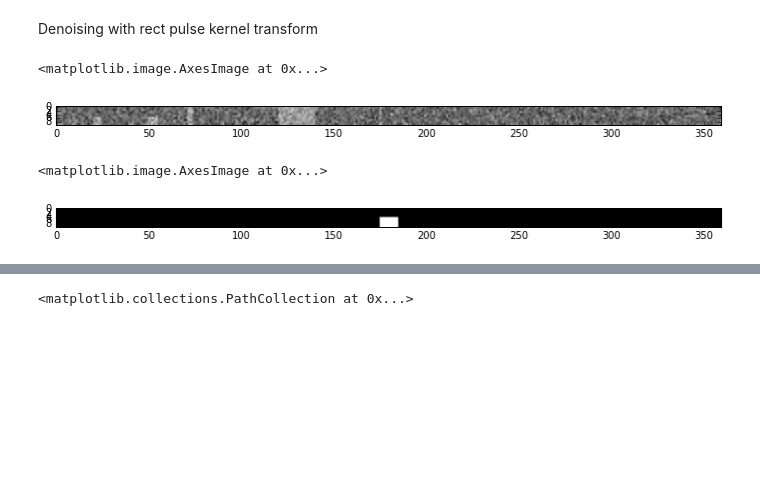
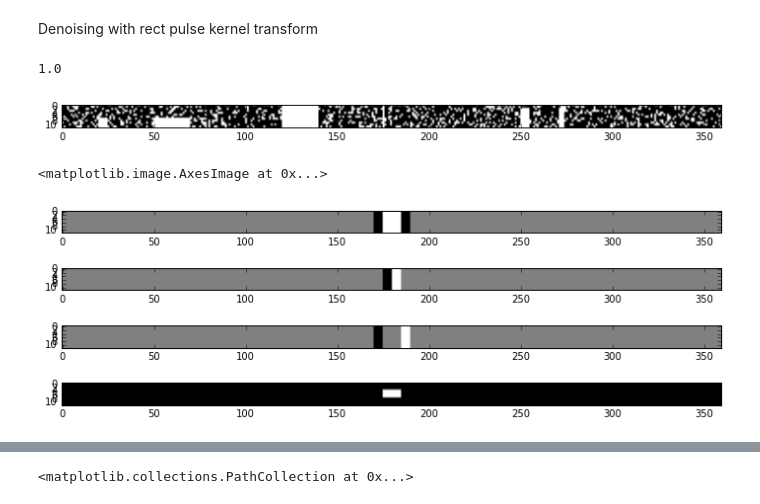
Before and after one commit to xkortex/eeg_seizure_prediction, a Jupyter notebook: haar.ipynb, the cells around one changed output, grey strips where cells are left out. Drawn from its saved outputs; the diff is of its cells as text; code cells hidden in the pictures; blank space fills up the shorter version.

```diff
--- a/haar.ipynb
+++ b/haar.ipynb
@@ -32,27 +32,71 @@ def haaro(n, a):
 Denoising with rect pulse kernel transform
 # %%
 M = 360
-z = np.zeros((10,M))
+Y = 12
+z = np.zeros((12,M))
 z[:,20:25] = 1
-z[:,50:55] = 1
-z[:,71:74] = 1
+z[:,50:70] = 1
+z[:,271:274] = 1
 z[:,120:140] = 1
 z[:,175:176] = 1
-z[:6, :60] = 0
-z += np.random.normal(0, 0.5, z.shape)
-# z += 2*(np.random.random( z.shape) > 0.25)
+z[:,250:255] = 1
 
-np.clip(z, 0, 1)
+z[:7, :80] = 0
+z[:2, 250:] = 0
+
+z0 = np.asarray(z[:6])
+# z = z+ np.random.normal(0, 0.5, z.shape)
+z = z + 1*(np.random.random( z.shape) > 0.75)
+
+z = np.clip(z, 0, 1)
 plt.imshow(z, cmap='gray')
+print(np.amax(z))
 # %% [output]
-<matplotlib.image.AxesImage at 0x...>
+1.0
-[figure, old version]
+[figure, new version]
-# %%
-w = 5
-kx = np.zeros(z.shape)
-kx[:,M//2-w:M//2+w] = 1
-kx[:5,:] = 0
-plt.imshow(kx, cmap='gray')
-# %% [output]
-<matplotlib.image.AxesImage at 0x...>
-[figure, removed]
+# %%
+w = 5
+kx_lp = np.zeros(z.shape)
+kx_df = np.zeros(z.shape)
+kx_hp = np.zeros(z.shape)
+ky_bp = np.zeros(z.shape)
+
+
+# kx_lp = np.ones(z.shape)
+# X axis low pass
+kx_lp[:,M//2-w:M//2+w] = 1
+# sidebands
+kx_lp[:,M//2+w:M//2+2*w] = -1
+kx_lp[:,M//2-2*w:M//2-w] = -1
+
+# X derivative
+kx_df[:,M//2:M//2+w] = 1
+kx_df[:,M//2-w:M//2] = -1
+
+# X 'high pass' sorta
+kx_hp[:,M//2+w:M//2+2*w] = 1
+kx_hp[:,M//2-2*w:M//2-w] = -1
+
+# kx_df[:,M//2-w:M//2] = -1
+
+# Y bandpass
+ky_bp[:,M//2-w:M//2+w] = 1
+ky_bp[:4, :] = 0
+ky_bp[-4:, :] = 0
+
+ky_hp = 1- ky_bp
+
+
+# kx[:5,:] = 0
+nplt= 4
+plt.subplot(nplt,1,1)
+plt.imshow(kx_lp, cmap='gray')
+plt.subplot(nplt,1,2)
+plt.imshow(kx_df, cmap='gray')
+plt.subplot(nplt,1,3)
+plt.imshow(kx_hp, cmap='gray')
+plt.subplot(nplt,1,4)
+plt.imshow(ky_bp, cmap='gray')
+# %% [output]
+<matplotlib.image.AxesImage at 0x...>
+[figure, added]
```
Also changed, not shown: parts of 6 cells of this notebook.
